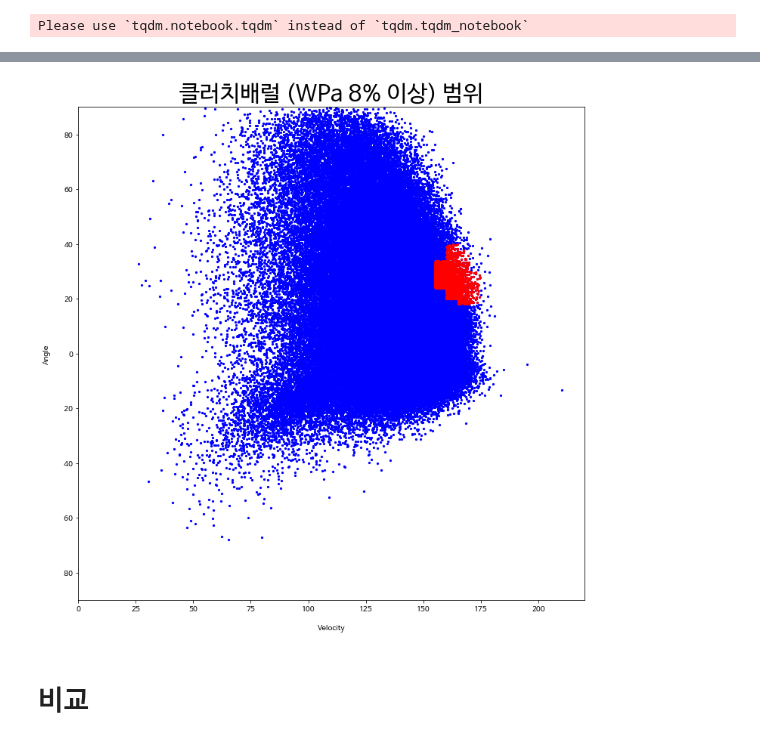
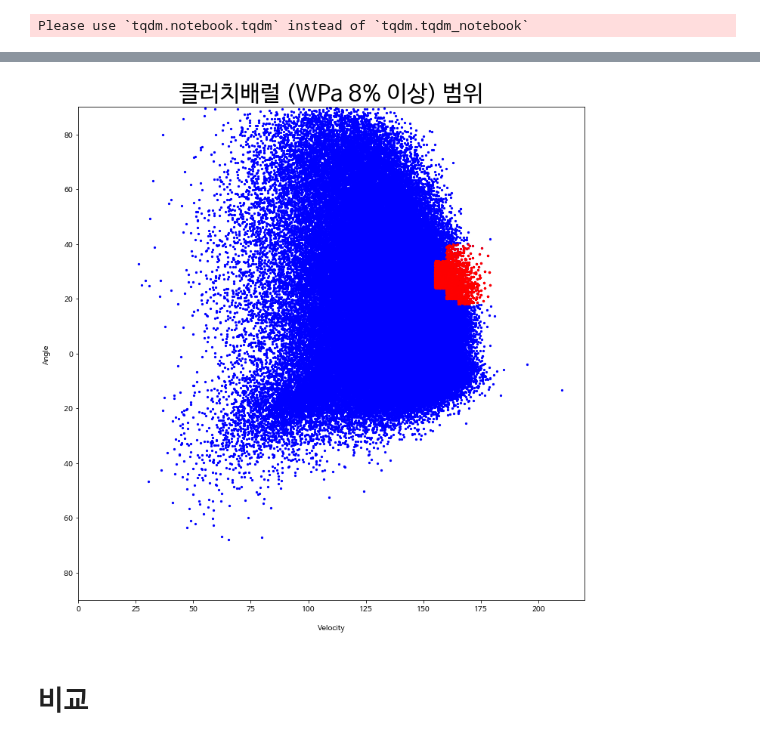
Before and after one commit to KimGriezmann/Bigcontest_2021, a Jupyter notebook: working_space_SeongGwan/Bigcontest_Barrel_def.ipynb, the cells around one changed output, grey strips where cells are left out. Drawn from its saved outputs; the diff is of its cells as text; code cells hidden in the pictures.

```diff
--- a/working_space_SeongGwan/Bigcontest_Barrel_def.ipynb
+++ b/working_space_SeongGwan/Bigcontest_Barrel_def.ipynb
@@ -69,8 +69,10 @@ pw_barrel_df = pd.DataFrame()
 
 for vel in tqdm_notebook(range(25, 215, 5)) :             # 25, 30, 35, ... , 205, 210, 215 -> 타구속도
     for ang in range(-70, 90, 2) :                        # -70, -68, -66, ... , 86, 88, 90 -> 발사각도
-
-        tmp = df[(df['HIT_VEL'] >= vel) & (df['HIT_VEL'] < vel+5) & (df['HIT_ANG_VER'] >= ang) & (df['HIT_ANG_VER'] < ang+2)]  # 해당 타구속도와 발사각도 범위 안의 타구들을 임시 데이터프레임으로 저장
+        if vel <= 155:
+            tmp = df[(df['HIT_VEL'] >= vel) & (df['HIT_VEL'] < vel+5) & (df['HIT_ANG_VER'] >= ang) & (df['HIT_ANG_VER'] < ang+2)]  # 해당 타구속도와 발사각도 범위 안의 타구들을 임시 데이터프레임으로 저장
+        else:
+            tmp = df[(df['HIT_VEL'] >= vel) & (df['HIT_ANG_VER'] >= ang) & (df['HIT_ANG_VER'] < ang+2)]
 
         total_num = len(tmp)                              # 타율 계산을 위한 전체 타구 수 저장
         hit_num = list(tmp['HA_result']).count('hit')     # 임시 데이터프레임 중 hit의 개수 저장
@@ -126,11 +128,16 @@ ax.set_ylabel('Angle', labelpad=15)
 ax.set_xlim([0, 220])
 ax.set_ylim([-90, 90])
 ax.scatter(df['HIT_VEL'], df['HIT_ANG_VER'], c='b', s=5)
+ax.vlines(165, -90, 90)
 
 for i in range(pw_barrel.shape[0]):
     vel = pw_barrel.index[i]
     min_ang = pw_barrel.iloc[i][0]
     max_ang = pw_barrel.iloc[i][1]
-    tmp = df[(df['HIT_VEL'] >= vel) & (df['HIT_VEL'] < vel+5) & (df['HIT_ANG_VER'] >= min_ang) & (df['HIT_ANG_VER'] < max_ang+2)]
-    ax.scatter(tmp['HIT_VEL'], tmp['HIT_ANG_VER'], c='r', s=5)
+    if vel <= 155:
+        tmp = df[(df['HIT_VEL'] >= vel) & (df['HIT_VEL'] < vel+5) & (df['HIT_ANG_VER'] >= min_ang) & (df['HIT_ANG_VER'] < max_ang+2)]
+        ax.scatter(tmp['HIT_VEL'], tmp['HIT_ANG_VER'], c='r', s=5)
+    else:
+        tmp = df[(df['HIT_VEL'] >= vel) & (df['HIT_ANG_VER'] >= min_ang) & (df['HIT_ANG_VER'] < max_ang+2)]
+        ax.scatter(tmp['HIT_VEL'], tmp['HIT_ANG_VER'], c='r', s=5)
 # %% [output]
@@ -207,6 +214,9 @@ for i in range(ct_barrel.shape[0]):
     vel = ct_barrel.index[i]
     min_ang = ct_barrel.iloc[i][0]
     max_ang = ct_barrel.iloc[i][1]
-    tmp = df[(df['HIT_VEL'] >= vel) & (df['HIT_VEL'] < vel+5) & (df['HIT_ANG_VER'] >= min_ang) & (df['HIT_ANG_VER'] < max_ang+2)]
+    if vel <= 165:
+        tmp = df[(df['HIT_VEL'] >= vel) & (df['HIT_VEL'] < vel+5) & (df['HIT_ANG_VER'] >= min_ang) & (df['HIT_ANG_VER'] < max_ang+2)]
+    else:
+        tmp = df[(df['HIT_VEL'] >= vel) & (df['HIT_ANG_VER'] >= min_ang) & (df['HIT_ANG_VER'] < max_ang+2)]
     ax.scatter(tmp['HIT_VEL'], tmp['HIT_ANG_VER'], c='r', s=5)
 # %% [output]
@@ -240,7 +250,10 @@ cl_barrel_df = pd.DataFrame()
 
 for vel in tqdm_notebook(range(25, 215, 5)) :
     for ang in range(-70, 90, 2) :
-        tmp = df[(df['HIT_VEL'] >= vel) & (df['HIT_VEL'] < vel+5) & (df['HIT_ANG_VER'] >= ang) & (df['HIT_ANG_VER'] < ang+2)]
+        if vel <= 165:
+            tmp = df[(df['HIT_VEL'] >= vel) & (df['HIT_VEL'] < vel+5) & (df['HIT_ANG_VER'] >= ang) & (df['HIT_ANG_VER'] < ang+2)]
+        else:
+            tmp = df[(df['HIT_VEL'] >= vel) & (df['HIT_ANG_VER'] >= ang) & (df['HIT_ANG_VER'] < ang+2)]
         total_num = len(tmp)
         wpa_mean = tmp['WPa'].mean()
 
@@ -266,22 +287,25 @@ cl_barrel = cl_barrel_df.groupby(cl_barrel_df['VEL']).apply(group_fuc)
 # %%
 fig, ax = plt.subplots(figsize=(12,12))
 ax.set_title('클러치배럴 (WPa 8% 이상) 범위', fontdict={'fontsize' : 30})
 ax.set_xlabel('Velocity', labelpad=15)
 ax.set_ylabel('Angle', labelpad=15)
 ax.set_xlim([0, 220])
 ax.set_ylim([-90, 90])
 ax.scatter(df['HIT_VEL'], df['HIT_ANG_VER'], c='b', s=5)
 
 for i in range(cl_barrel.shape[0]):
     vel = cl_barrel.index[i]
     min_ang = cl_barrel.iloc[i][0]
     max_ang = cl_barrel.iloc[i][1]
-    tmp = df[(df['HIT_VEL'] >= vel) & (df['HIT_VEL'] < vel+5) & (df['HIT_ANG_VER'] >= min_ang) & (df['HIT_ANG_VER'] < max_ang+2)]
+    if vel<=155:
+        tmp = df[(df['HIT_VEL'] >= vel) & (df['HIT_VEL'] < vel+5) & (df['HIT_ANG_VER'] >= min_ang) & (df['HIT_ANG_VER'] < max_ang+2)]
+    else:
+        tmp = df[(df['HIT_VEL'] >= vel) & (df['HIT_ANG_VER'] >= min_ang) & (df['HIT_ANG_VER'] < max_ang+2)]
     ax.scatter(tmp['HIT_VEL'], tmp['HIT_ANG_VER'], c='r', s=5)
 
 plt.show()
 # %% [output]
-[figure, old version]
+[figure, new version]
 # %% [markdown]
 # 비교
 # %%
```
Also changed, not shown: parts of 5 cells of this notebook.
